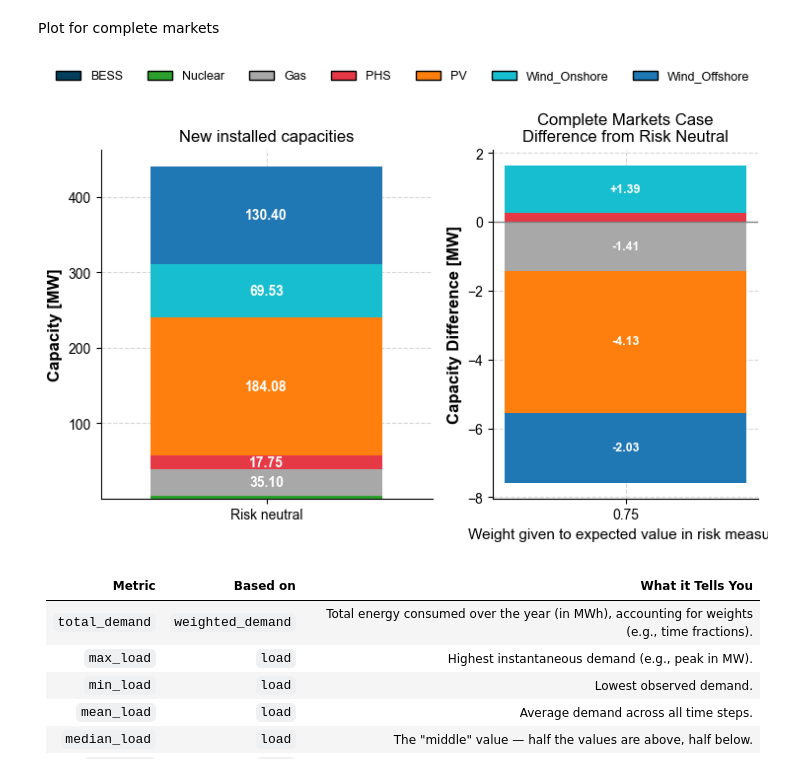
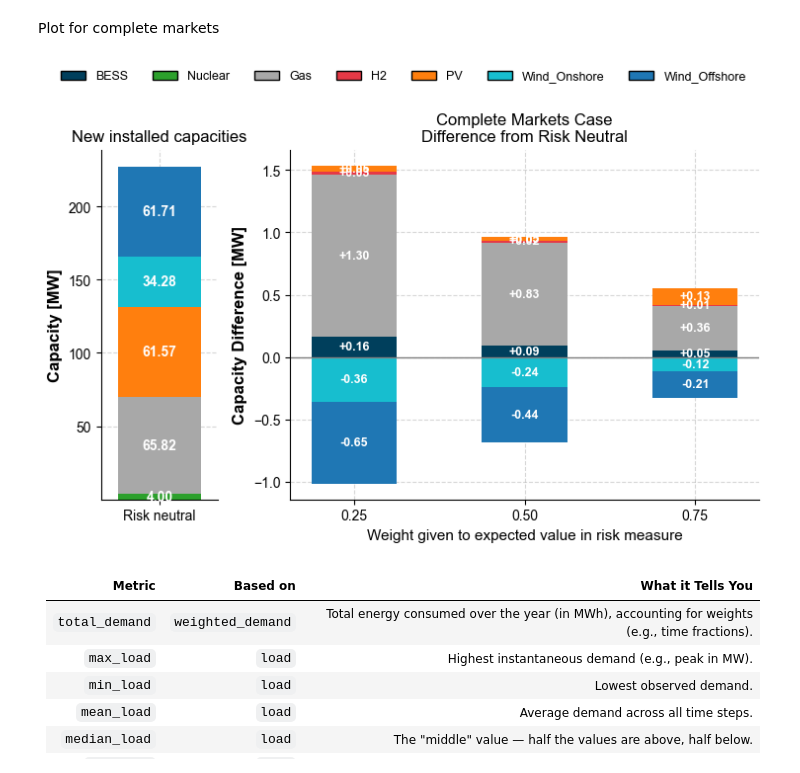
Before and after one commit to Andreas-Makrides-ICL/msc-thesis-incomplete-markets-LDES, a Jupyter notebook: models/Comparison_central_planner_ADMM/plotting_results.ipynb, the cells around one changed output. Saved outputs shown, nothing was run; the diff lists cells and outputs as text; code cells hidden in the pictures.

```diff
--- a/models/Comparison_central_planner_ADMM/plotting_results.ipynb
+++ b/models/Comparison_central_planner_ADMM/plotting_results.ipynb
@@ -11,11 +11,11 @@ rcParams['font.family'] = 'Arial'
 rcParams['axes.labelweight'] = 'bold'
 
 # === Load data ===
-df_raw = pd.read_csv(r"C:\Users\user\Desktop\msc-thesis-incomplete-markets-LDES\models\Fully_incomplete_markets_ADMM\NOGASPRICE\nogasprice1_75_ADMM_risk_aversion_results_O30_T672_new_final_unserved_fix_flex_gaspricescaled_cinvEldescheap_conwind.csv")
+df_raw = pd.read_csv(r"C:\Users\user\Desktop\msc-thesis-incomplete-markets-LDES\models\Complete_markets_risk_averse_central_planner\H2_higher_E_15000_costs_FINAL_nocap\risk_aversion_results_O30_T672_new_final_unserved_fix_flex_gaspricescaled_cinvEldescheap_conwind.csv")
 df = df_raw[df_raw["delta"] != 0]
 
 # === Filter relevant columns ===
-capacity_cols = ['PV', 'Gas', 'Wind_Onshore', 'Wind_Offshore', 'Nuclear', 'BESS_P', 'LDES_PHS_P']
+capacity_cols = ['PV', 'Gas', 'Wind_Onshore', 'Wind_Offshore', 'Nuclear', 'BESS_P', 'H2_P']
 df = df[['delta'] + capacity_cols]
 
 # === Split data ===
@@ -23,8 +23,8 @@ df_rn = df[df['delta'] == 1].iloc[0]
 df_others = df[df['delta'] != 1].sort_values('delta')
 
 # === Define techs, labels, and colors ===
-techs = ['BESS_P', 'Nuclear',  'Gas', 'LDES_PHS_P', 'PV', 'Wind_Onshore', 'Wind_Offshore']
-labels = ['BESS', 'Nuclear',  'Gas', 'PHS', 'PV', 'Wind_Onshore', 'Wind_Offshore']
+techs = ['BESS_P', 'Nuclear',  'Gas', 'H2_P', 'PV', 'Wind_Onshore', 'Wind_Offshore']
+labels = ['BESS', 'Nuclear',  'Gas', 'H2', 'PV', 'Wind_Onshore', 'Wind_Offshore']
 #techs = ['BESS_P', 'LDES_PHS_P']
 #labels = ['BESS', 'PHS']
 #colors = {
@@ -40,7 +40,7 @@ colors = {
     'BESS_P': '#003f5c',         # Blue
     'Nuclear': '#2ca02c',        # Green
     'Gas': '#a8a8a8',            # Light Gray
-    'LDES_PHS_P': '#e63946',     # Lighter Red
+    'H2_P': '#e63946',     # Lighter Red
     'PV': '#ff7f0e',  #ff9933           # Orange
     'Wind_Onshore': '#17becf',   # Teal-Cyan
     'Wind_Offshore': '#1f77b4'   # Slightly darker Teal-Cyan
@@ -62,7 +62,7 @@ for tech in techs:
     value = df_rn[tech]
     ax1.bar(0.25, value, width=bar_width, bottom=bottom, color=colors[tech])
     #ax1.bar(0, value, width=bar_width, bottom=bottom, color=colors[tech])
-    if value > 4.1:
+    if value > 3.1:
         ax1.text(0.25, bottom + value / 2, f'{value:.2f}', ha='center', va='center', color='white', fontsize=10, fontweight='bold')
     bottom += value
 ax1.set_xticks([0.25])
@@ -86,41 +86,43 @@ for tech in techs:
         if diff >= 0:
             #ax2.bar(x[i], diff, width=width, bottom=bottom_pos[i], color=colors[tech])
             alpha = 0.4 if tech == 'Wind_Onshore' else 0.8 if tech == 'Wind_Offshore' else 0.9 if tech == 'PV' else 0.9 if tech == 'LDES_PHS_P' else 1.0 if tech == 'BESS_P' else 0.7 if tech == 'Gas' else 1.0
             ax2.bar(x[i], diff, width=width, bottom=bottom_pos[i], color=colors[tech])
-            if abs(diff) > 0.9:
-                ax2.text(x[i], bottom_pos[i] + diff / 2, f'+{diff:.2f}', ha='center', va='center', fontsize=9, color='white',fontweight='bold')
-            if abs(diff) < 0.9 and abs(diff) > 0.5:
-                ax2.text(x[i], bottom_pos[i] + diff / 3.5, f'+{diff:.2f}', ha='center', va='center', fontsize=9, color='white',fontweight='bold')
-            if abs(diff) < 0.5 and abs(diff) > 0.3:
-                ax2.text(x[i], bottom_pos[i] - diff/10 , f'+{diff:.2f}', ha='center', va='center', fontsize=9, color='white',fontweight='bold')
+            ax2.text(x[i], bottom_pos[i] + diff / 2, f'+{diff:.2f}', ha='center', va='center', fontsize=9, color='white',fontweight='bold')
+            #if abs(diff) > 0.9:
+            #    ax2.text(x[i], bottom_pos[i] + diff / 2, f'+{diff:.2f}', ha='center', va='center', fontsize=9, color='white',fontweight='bold')
+            #if abs(diff) < 0.9 and abs(diff) > 0.5:
+            #    ax2.text(x[i], bottom_pos[i] + diff / 3.5, f'+{diff:.2f}', ha='center', va='center', fontsize=9, color='white',fontweight='bold')
+            #if abs(diff) < 0.5 and abs(diff) > 0.3:
+            #    ax2.text(x[i], bottom_pos[i] - diff/10 , f'+{diff:.2f}', ha='center', va='center', fontsize=9, color='white',fontweight='bold')
             bottom_pos[i] += diff
         else:
             alpha = 0.4 if tech == 'Wind_Onshore' else 0.8 if tech == 'Wind_Offshore' else 0.9 if tech == 'PV' else 0.9 if tech == 'LDES_PHS_P' else 1.0 if tech == 'BESS_P' else 0.7 if tech == 'Gas' else 1.0
             ax2.bar(x[i], diff, width=width, bottom=bottom_neg[i], color=colors[tech])
-            if abs(diff) > 0.3:
+            #ax2.text(x[i], bottom_neg[i] + diff / 2, f'{diff:.2f}', ha='center', va='center', fontsize=9, color='white',fontweight='bold')
+            if abs(diff) > 0.1:
                 ax2.text(x[i], bottom_neg[i] + diff / 2, f'{diff:.2f}', ha='center', va='center', fontsize=9, color='white',fontweight='bold')
             bottom_neg[i] += diff
 
 ax2.set_xticks(x)
 ax2.set_xticklabels([f"{d:.2f}" for d in deltas], fontsize=10)
 ax2.set_xlabel("Weight given to expected value in risk measure", fontsize=11, fontweight='normal')
 ax2.set_ylabel("Capacity Difference [MW]", fontsize=12, fontweight='bold')
 ax2.set_title("Complete Markets Case\nDifference from Risk Neutral", fontsize=12, fontweight='normal')
 ax2.axhline(0, color='gray', linewidth=1)
 
 from matplotlib.patches import Rectangle
 import matplotlib.lines as mlines
 
 # === Legend ===
 #handles = [plt.Rectangle((0, 0), 1, 1, color=colors[t]) for t in techs]
 #fig.legend(handles, labels, loc='upper center', ncol=len(techs), fontsize=9, frameon=False)
 handles = [Rectangle((0, 0), 1, 1, facecolor=colors[t], edgecolor='black') for t in techs]
 fig.legend(handles, labels, loc='upper center', ncol=len(techs), fontsize=9, frameon=False)
 
 plt.tight_layout(rect=[0, 0, 1, 0.93])
 plt.show()
 # %% [output]
-[figure, old version]
+[figure, new version]
 # %% [markdown]
 | Metric         | Based on          | What it Tells You                                                                            |
 | -------------- | ----------------- | -------------------------------------------------------------------------------------------- |
```
